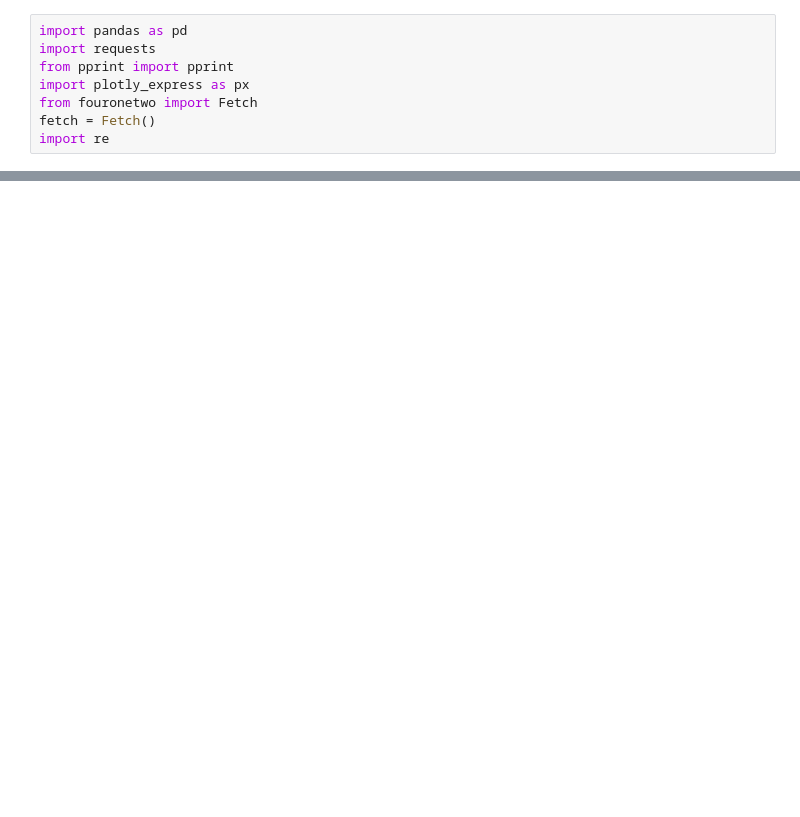
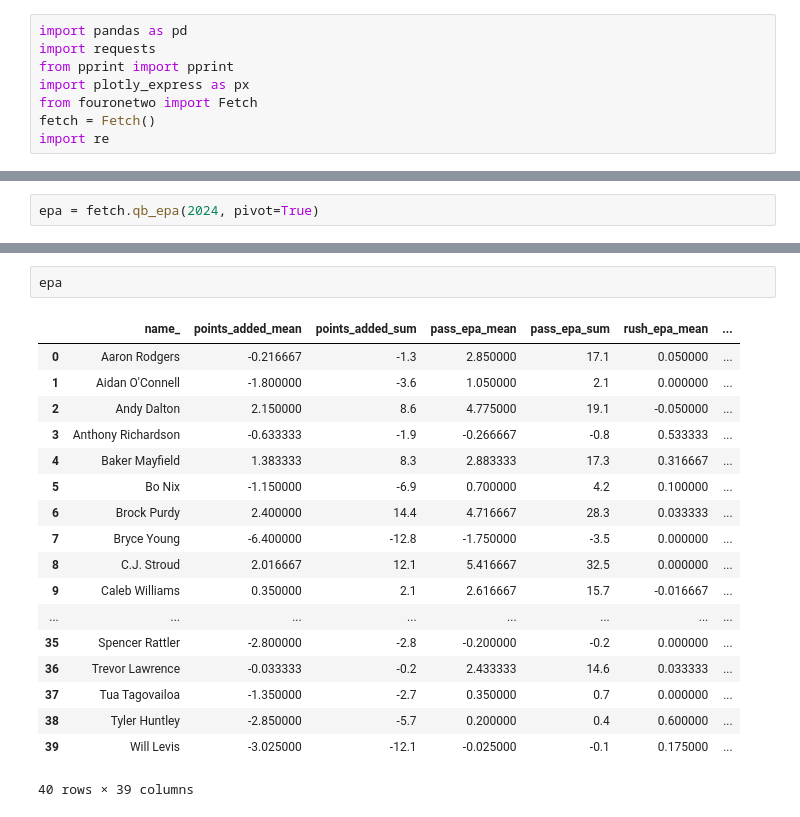
Before and after one commit to ajpaladi/412analytics, a Jupyter notebook: fouronetwo_testing.ipynb, the cells around one changed output, grey strips where cells are left out. Saved outputs shown, nothing was run; the diff lists cells and outputs as text; blank space fills up the shorter version.

Commit message:
adding new epa glossary and pivot

```diff
--- a/fouronetwo_testing.ipynb
+++ b/fouronetwo_testing.ipynb
@@ -32,0 +56,2 @@ import re
+# %%
+epa = fetch.qb_epa(2024, pivot=True)
@@ -32,0 +94,21 @@ import re
+# %%
+epa
+# %% [output]
+|  | name_ | points_added_mean | points_added_sum | pass_epa_mean | pass_epa_sum | rush_epa_mean | ... |
+| 0 | Aaron Rodgers | -0.216667 | -1.3 | 2.850000 | 17.1 | 0.050000 | ... |
+| 1 | Aidan O'Connell | -1.800000 | -3.6 | 1.050000 | 2.1 | 0.000000 | ... |
+| 2 | Andy Dalton | 2.150000 | 8.6 | 4.775000 | 19.1 | -0.050000 | ... |
+| 3 | Anthony Richardson | -0.633333 | -1.9 | -0.266667 | -0.8 | 0.533333 | ... |
+| 4 | Baker Mayfield | 1.383333 | 8.3 | 2.883333 | 17.3 | 0.316667 | ... |
+| 5 | Bo Nix | -1.150000 | -6.9 | 0.700000 | 4.2 | 0.100000 | ... |
+| 6 | Brock Purdy | 2.400000 | 14.4 | 4.716667 | 28.3 | 0.033333 | ... |
+| 7 | Bryce Young | -6.400000 | -12.8 | -1.750000 | -3.5 | 0.000000 | ... |
+| 8 | C.J. Stroud | 2.016667 | 12.1 | 5.416667 | 32.5 | 0.000000 | ... |
+| 9 | Caleb Williams | 0.350000 | 2.1 | 2.616667 | 15.7 | -0.016667 | ... |
+| ... | ... | ... | ... | ... | ... | ... | ... |
+| 35 | Spencer Rattler | -2.800000 | -2.8 | -0.200000 | -0.2 | 0.000000 | ... |
+| 36 | Trevor Lawrence | -0.033333 | -0.2 | 2.433333 | 14.6 | 0.033333 | ... |
+| 37 | Tua Tagovailoa | -1.350000 | -2.7 | 0.350000 | 0.7 | 0.000000 | ... |
+| 38 | Tyler Huntley | -2.850000 | -5.7 | 0.200000 | 0.4 | 0.600000 | ... |
+| 39 | Will Levis | -3.025000 | -12.1 | -0.025000 | -0.1 | 0.175000 | ... |
+40 rows × 39 columns
```
Also changed, not shown: parts of 14 cells of this notebook, 1 other file.
